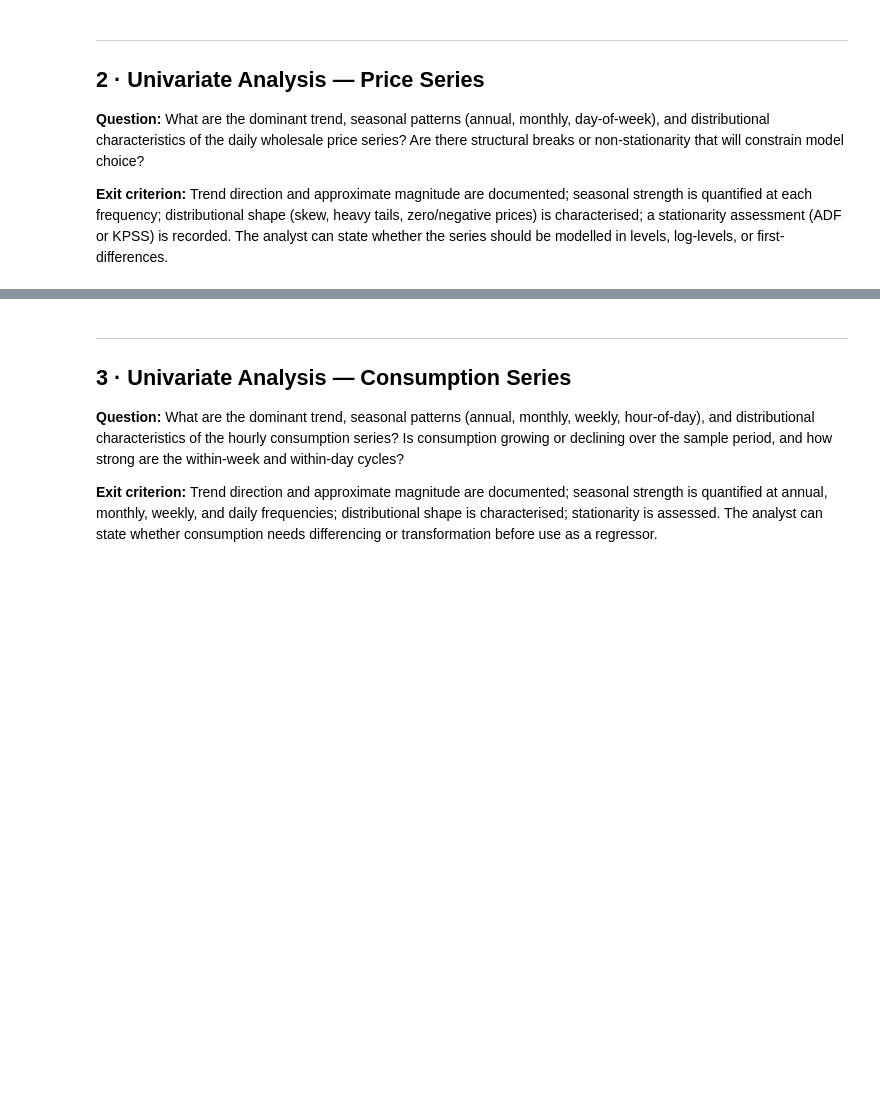
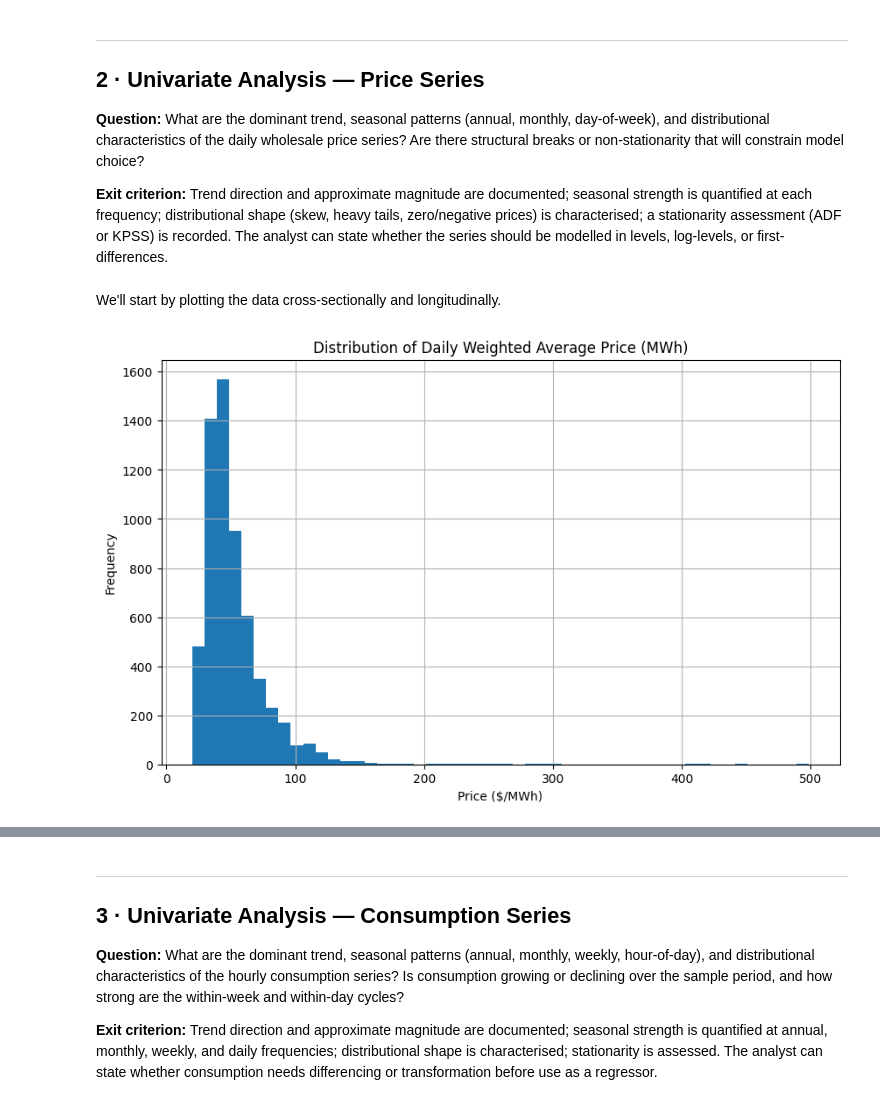
Before and after one commit to danmarktyson/pjm-energy-forecast-for-decisions, a Jupyter notebook: notebooks/01_eda.ipynb, the cells around one changed output, grey strips where cells are left out. Drawn from its saved outputs; the diff is of its cells as text; code cells hidden in the pictures; blank space fills up the shorter version.

```diff
--- a/notebooks/01_eda.ipynb
+++ b/notebooks/01_eda.ipynb
@@ -203,3 +205,14 @@ Index: []
 **Question:** What are the dominant trend, seasonal patterns (annual, monthly, day-of-week), and distributional characteristics of the daily wholesale price series? Are there structural breaks or non-stationarity that will constrain model choice?
 
 **Exit criterion:** Trend direction and approximate magnitude are documented; seasonal strength is quantified at each frequency; distributional shape (skew, heavy tails, zero/negative prices) is characterised; a stationarity assessment (ADF or KPSS) is recorded. The analyst can state whether the series should be modelled in levels, log-levels, or first-differences.
+# %% [markdown]
+We'll start by plotting the data cross-sectionally and longitudinally.
+# %%
+# historgram of prices
+df_ice_electric_prices['wtd_avg_price_mwh'].hist(bins=50, figsize=(10, 6))
+plt.title('Distribution of Daily Weighted Average Price (MWh)')
+plt.xlabel('Price ($/MWh)')
+plt.ylabel('Frequency')
+plt.show()
+# %% [output]
+[figure, added]
```
Also changed, not shown: parts of 11 cells of this notebook, 2 other files.
